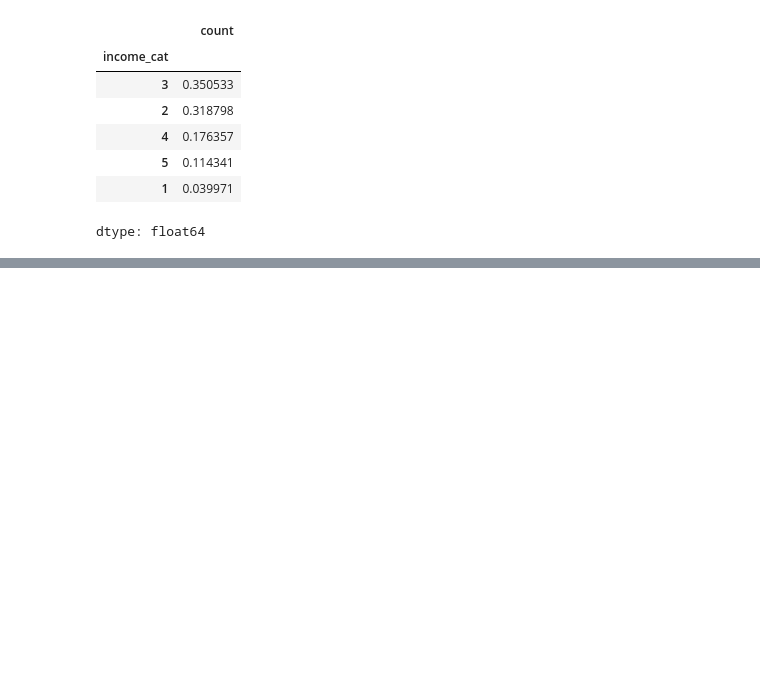
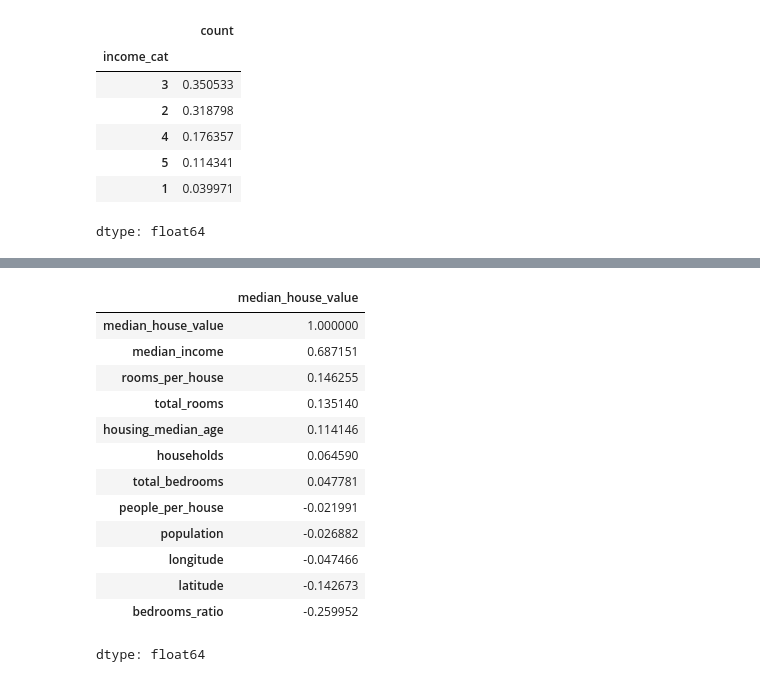
Before and after one commit to s31302/ML, a Jupyter notebook: CaliforniaHousingPrices.ipynb, the cells around one changed output, grey strips where cells are left out. Drawn from its saved outputs; the diff is of its cells as text; code cells hidden in the pictures; blank space fills up the shorter version.

```diff
--- a/CaliforniaHousingPrices.ipynb
+++ b/CaliforniaHousingPrices.ipynb
@@ -254,0 +293,37 @@ for set_ in (strat_train_set, strat_test_set):
+# %%
+# EKSPERYMENTOWANIE Z NOWYMI ATRYBUTAMI (Feature Engineering)
+# Same liczby pokoi czy sypialni niewiele mówią. Blok może mieć 1000 pokoi, a domek 5.
+# Dlatego tworzymy wskaźniki (proporcje), które są dużo lepsze dla modelu ML.
+
+# 1. Ile średnio pokoi przypada na jedno gospodarstwo domowe w danej dzielnicy?
+housingTrainSet["rooms_per_house"] = housingTrainSet["total_rooms"] / housingTrainSet["households"]
+
+# 2. Jaki procent wszystkich pokoi stanowią sypialnie? (Mniejszy % może oznaczać domy o wyższym standardzie)
+housingTrainSet["bedrooms_ratio"] = housingTrainSet["total_bedrooms"] / housingTrainSet["total_rooms"]
+
+# 3. Ile osób średnio mieszka w jednym domu?
+housingTrainSet["people_per_house"] = housingTrainSet["population"] / housingTrainSet["households"]
+# %%
+# SPRAWDZANIE KORELACJI PO DODANIU NOWYCH CECH
+# Opcja numeric_only=True jest kluczowa, bo zapobiega błędom przy próbie
+# liczenia korelacji dla tekstu (np. dla "ocean_proximity").
+corr_matrix = housingTrainSet.corr(numeric_only=True)
+
+# Sortujemy wyniki od najwyższych do najniższych względem ceny domu.
+# Szukamy wartości bliskich 1 (silny wpływ dodatni) lub bliskich -1 (silny wpływ ujemny).
+corr_matrix["median_house_value"].sort_values(ascending=False)
+# %% [output]
+|  | median_house_value |
+| median_house_value | 1.000000 |
+| median_income | 0.687151 |
+| rooms_per_house | 0.146255 |
+| total_rooms | 0.135140 |
+| housing_median_age | 0.114146 |
+| households | 0.064590 |
+| total_bedrooms | 0.047781 |
+| people_per_house | -0.021991 |
+| population | -0.026882 |
+| longitude | -0.047466 |
+| latitude | -0.142673 |
+| bedrooms_ratio | -0.259952 |
+dtype: float64
```
Also changed, not shown: parts of 8 cells of this notebook.
